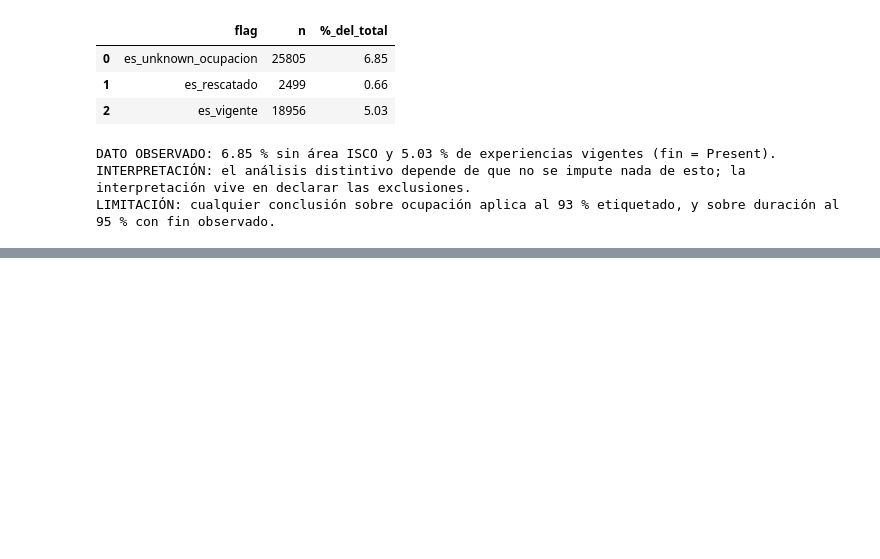
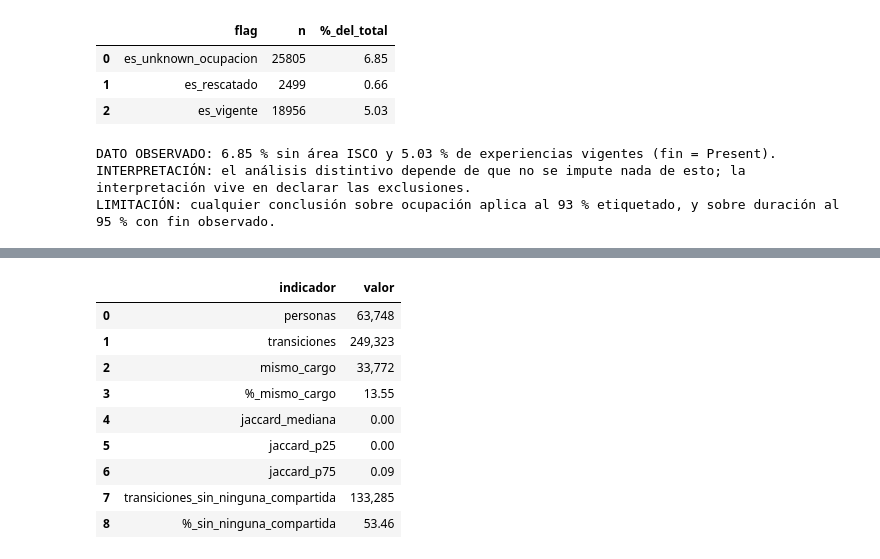
Before and after one commit to Keta787/MineriaProtect, a Jupyter notebook: libros/presentacion.ipynb, the cells around one changed output, grey strips where cells are left out. Cells and saved outputs as stored; diff of their text form; code cells hidden in the pictures; blank space fills up the shorter version.

```diff
--- a/libros/presentacion.ipynb
+++ b/libros/presentacion.ipynb
@@ -621,0 +686,16 @@ LIMITACIÓN: cualquier conclusión sobre ocupación aplica al 93 % etiquetado, y
+# %%
+# El perfil de una persona: educación + ruta + lo que exigía cada contrato.
+persona = "100013"
+display(I.resumen_perfil(empleos, persona))
+perfil = I.perfil_persona(empleos, competencias, persona)
+for f in perfil.itertuples():
+    veces = f"x{int(f.veces_ese_oficio):g}" if pd.notna(f.veces_ese_oficio) else ""
+    print(f"{f.orden:>2}. {f.occupation_label:<34} {f.start_date} -> {f.end_date:<9} "
+          f"{veces:<4} {f.n_competencias} competencias")
+    if f.aviso:
+        print(f"      {f.aviso}")
+        continue
+    for nombre in f.competencias[:4]:
+        print(f"      · {nombre}")
+    if f.n_competencias > 4:
+        print(f"      · ... (+{f.n_competencias - 4} más)")
@@ -621,0 +745,23 @@ LIMITACIÓN: cualquier conclusión sobre ocupación aplica al 93 % etiquetado, y
+# %%
+# ¿Cuánto cambian los requisitos entre dos contratos consecutivos?
+# Jaccard = |A ∩ B| / |A ∪ B| sobre los NOMBRES de las competencias.
+detalle, resumen = I.salto_competencias(empleos, competencias)
+
+# La serie sale mixta (enteros y flotantes) y `to_frame` la castea toda a
+# float, lo que imprimiría 63748.00000. Se formatea fila por fila.
+display(pd.DataFrame(
+    [(clave, f"{valor:,.2f}" if isinstance(valor, float) else f"{valor:,}")
+     for clave, valor in resumen.items()],
+    columns=["indicador", "valor"],
+))
+# %% [output]
+|  | indicador | valor |
+| 0 | personas | 63,748 |
+| 1 | transiciones | 249,323 |
+| 2 | mismo_cargo | 33,772 |
+| 3 | %_mismo_cargo | 13.55 |
+| 4 | jaccard_mediana | 0.00 |
+| 5 | jaccard_p25 | 0.00 |
+| 6 | jaccard_p75 | 0.09 |
+| 7 | transiciones_sin_ninguna_compartida | 133,285 |
+| 8 | %_sin_ninguna_compartida | 53.46 |
```
Also changed, not shown: parts of 8 cells of this notebook, 4 other files.
